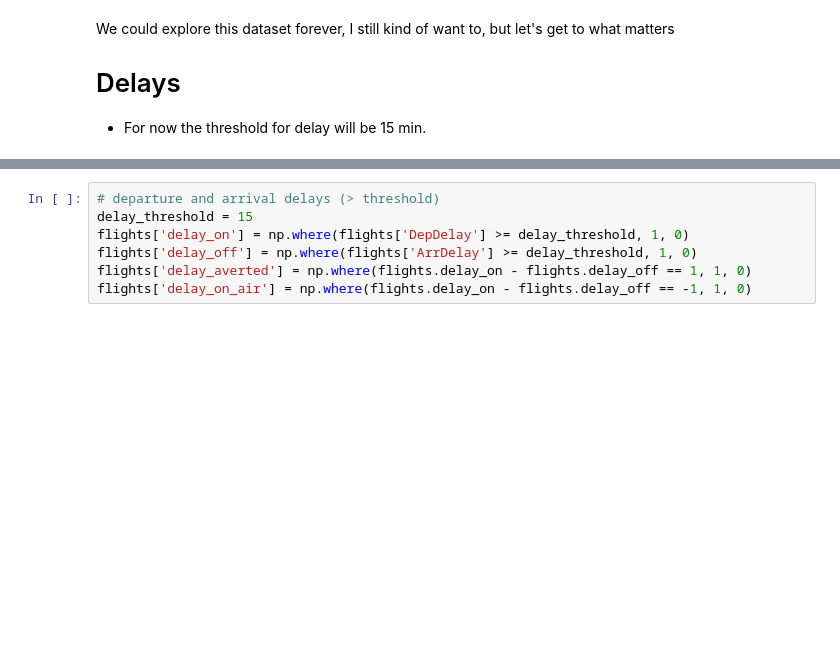
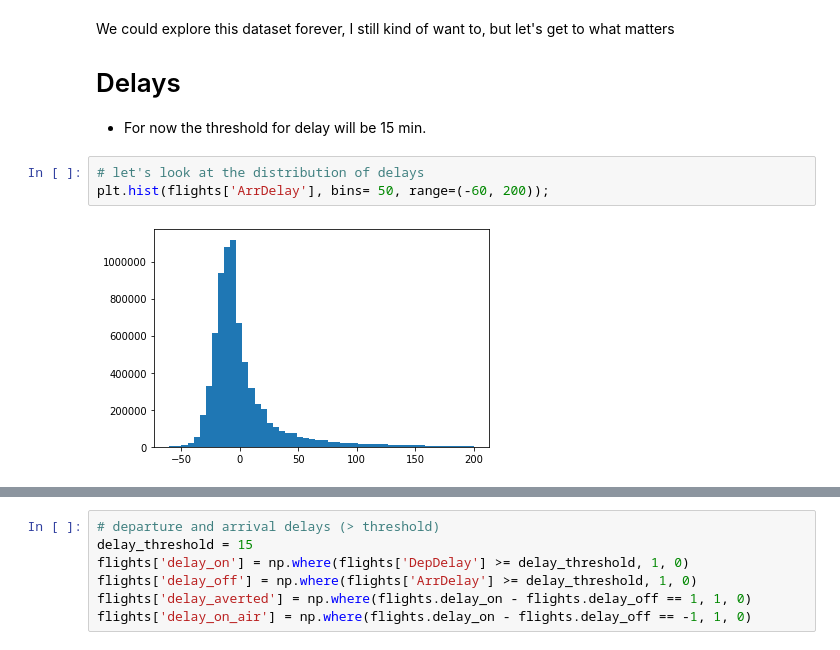
Before and after one commit to ricardozacarias/flight-delays, a Jupyter notebook: 2019-flights-eda.ipynb, the cells around one changed output, grey strips where cells are left out. Drawn from its saved outputs; the diff is of its cells as text; blank space fills up the shorter version.

```diff
--- a/2019-flights-eda.ipynb
+++ b/2019-flights-eda.ipynb
@@ -219,3 +241,8 @@ monthly_flights.plot(kind="bar")
 We could explore this dataset forever, I still kind of want to, but let's get to what matters
 # Delays
 - For now the threshold for delay will be 15 min.
+# %%
+# let's look at the distribution of delays
+plt.hist(flights['ArrDelay'], bins= 50, range=(-60, 200));
+# %% [output]
+[figure, added]
```
Also changed, not shown: parts of 36 cells of this notebook, 1 other file.
